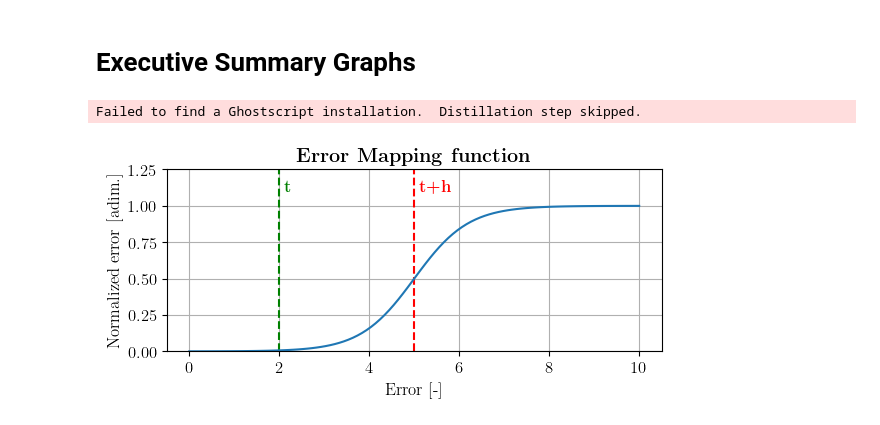
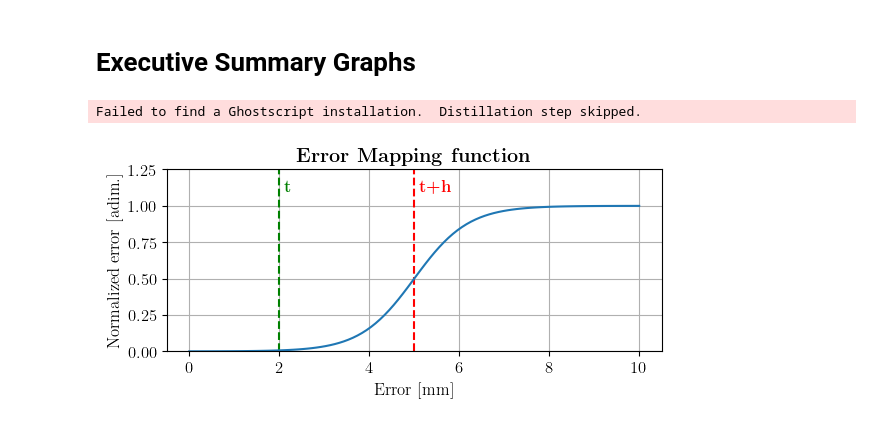
Before and after one commit to alberto-rota/Enhanched-Haptic-Training-for-Robotic-Assisted-Surgery, a Jupyter notebook: ExecutiveSummary/graphs.ipynb, the cells around one changed output. Saved outputs shown, nothing was run; the diff lists cells and outputs as text; code cells hidden in the pictures.

```diff
--- a/ExecutiveSummary/graphs.ipynb
+++ b/ExecutiveSummary/graphs.ipynb
@@ -17,18 +17,18 @@ y = 1/(1+np.exp(-1*5*w*(x-t-h)))
 # %%
 C2I = 2/2.54
 plt.figure(figsize=(8.11*C2I,3*C2I))
 plt.plot(x,y)
 plt.vlines(t,0,1.25,'g',linestyles='dashed')
 plt.text(t+0.1,1.1,"$\\textbf{t}$",color='g')
 plt.vlines(t+h,0,1.25,'r',linestyles='dashed')
 plt.text(t+h+0.1,1.1,"$\\textbf{t+h}$",color='r')
 plt.grid(True)
 plt.title("\\textbf{Error Mapping function}")
-plt.xlabel("Error [-]")
+plt.xlabel("Error [mm]")
 plt.ylabel("Normalized error [adim.]")
 plt.ylim([0,1.25])
 plt.savefig("images/mappingfunction.eps",bbox_inches='tight',dpi=300)
 plt.show()
 # %% [output]
 Failed to find a Ghostscript installation.  Distillation step skipped.
-[figure, old version]
+[figure, new version]
```
Also changed, not shown: 4 other files.
